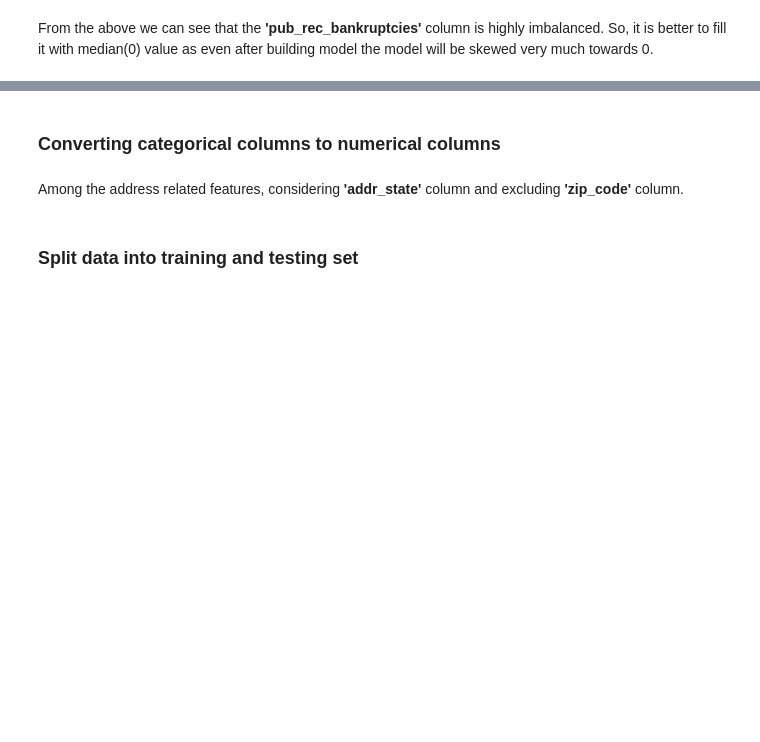
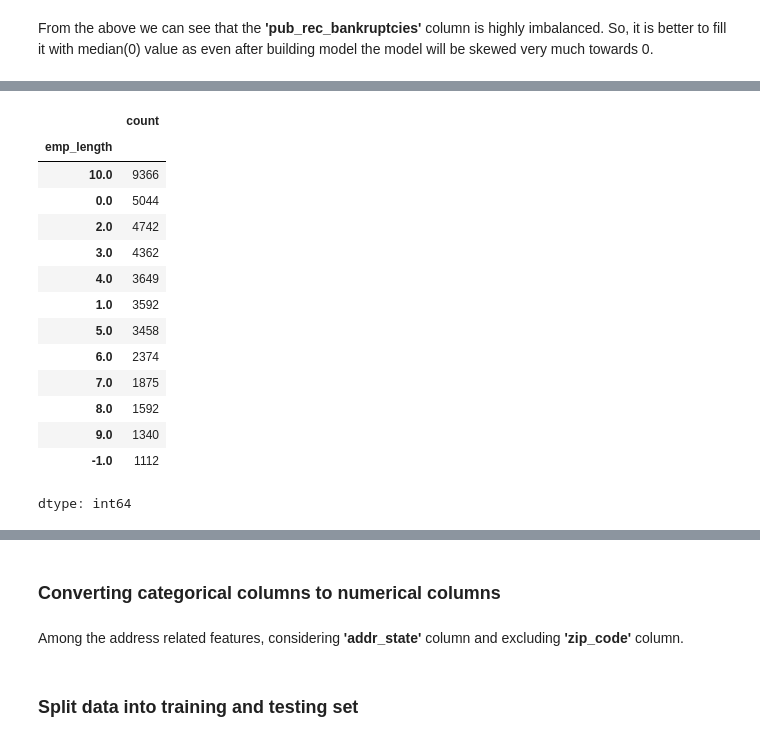
Before and after one commit to Shrutiba/iisc_cds, a Jupyter notebook: M2_AST_07_Catboost_XGBoost_LightGBM_A.ipynb, the cells around one changed output, grey strips where cells are left out. Drawn from its saved outputs; the diff is of its cells as text; code cells hidden in the pictures; blank space fills up the shorter version.

```diff
--- a/M2_AST_07_Catboost_XGBoost_LightGBM_A.ipynb
+++ b/M2_AST_07_Catboost_XGBoost_LightGBM_A.ipynb
@@ -581,3 +703,22 @@ From the above we can see that the **'pub_rec_bankruptcies'** column is highly i
+# %%
+uni_emp_length = dfloan_select['emp_length'].value_counts()
+uni_emp_length
+# %% [output]
+|  | count |
+| emp_length |  |
+| 10.0 | 9366 |
+| 0.0 | 5044 |
+| 2.0 | 4742 |
+| 3.0 | 4362 |
+| 4.0 | 3649 |
+| 1.0 | 3592 |
+| 5.0 | 3458 |
+| 6.0 | 2374 |
+| 7.0 | 1875 |
+| 8.0 | 1592 |
+| 9.0 | 1340 |
+| -1.0 | 1112 |
+dtype: int64
 # %%
 # Checking again for Percentage of null values
 # YOUR CODE HERE
```
Also changed, not shown: parts of 29 cells of this notebook.
